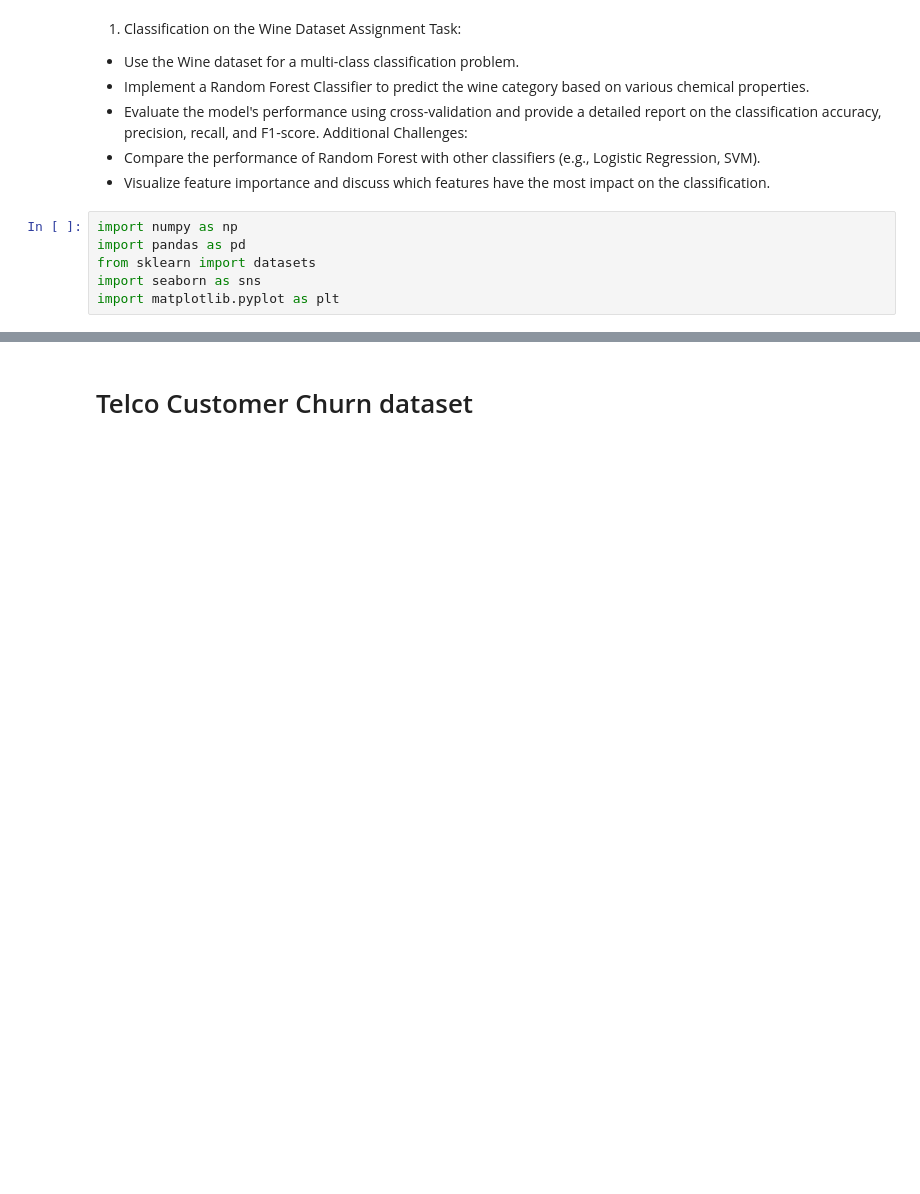
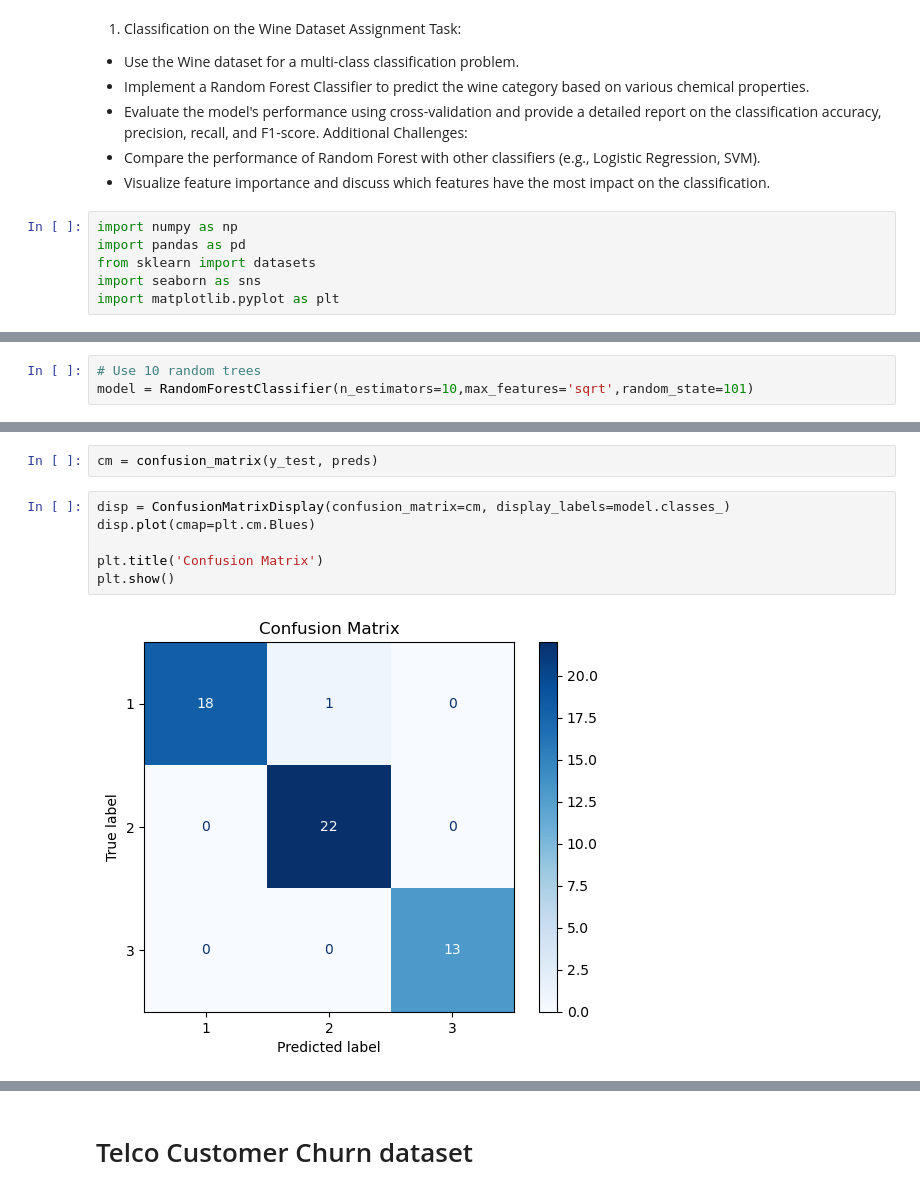
Before and after one commit to ddeveloper100/PythonBasics, a Jupyter notebook: Session 25 Assignments.ipynb, the cells around one changed output, grey strips where cells are left out. Cells and saved outputs as stored; diff of their text form; blank space fills up the shorter version.

```diff
--- a/Session 25 Assignments.ipynb
+++ b/Session 25 Assignments.ipynb
@@ -33,0 +68,3 @@ Index(['fixed acidity', 'volatile acidity', 'citric acid', 'residual sugar',
+# %%
+# Use 10 random trees
+model = RandomForestClassifier(n_estimators=10,max_features='sqrt',random_state=101)
@@ -33,0 +90,10 @@ Index(['fixed acidity', 'volatile acidity', 'citric acid', 'residual sugar',
+# %%
+cm = confusion_matrix(y_test, preds)
+# %%
+disp = ConfusionMatrixDisplay(confusion_matrix=cm, display_labels=model.classes_)
+disp.plot(cmap=plt.cm.Blues)
+
+plt.title('Confusion Matrix')
+plt.show()
+# %% [output]
+[figure, added]
```
Also changed, not shown: parts of 27 cells of this notebook, 23 other files.
